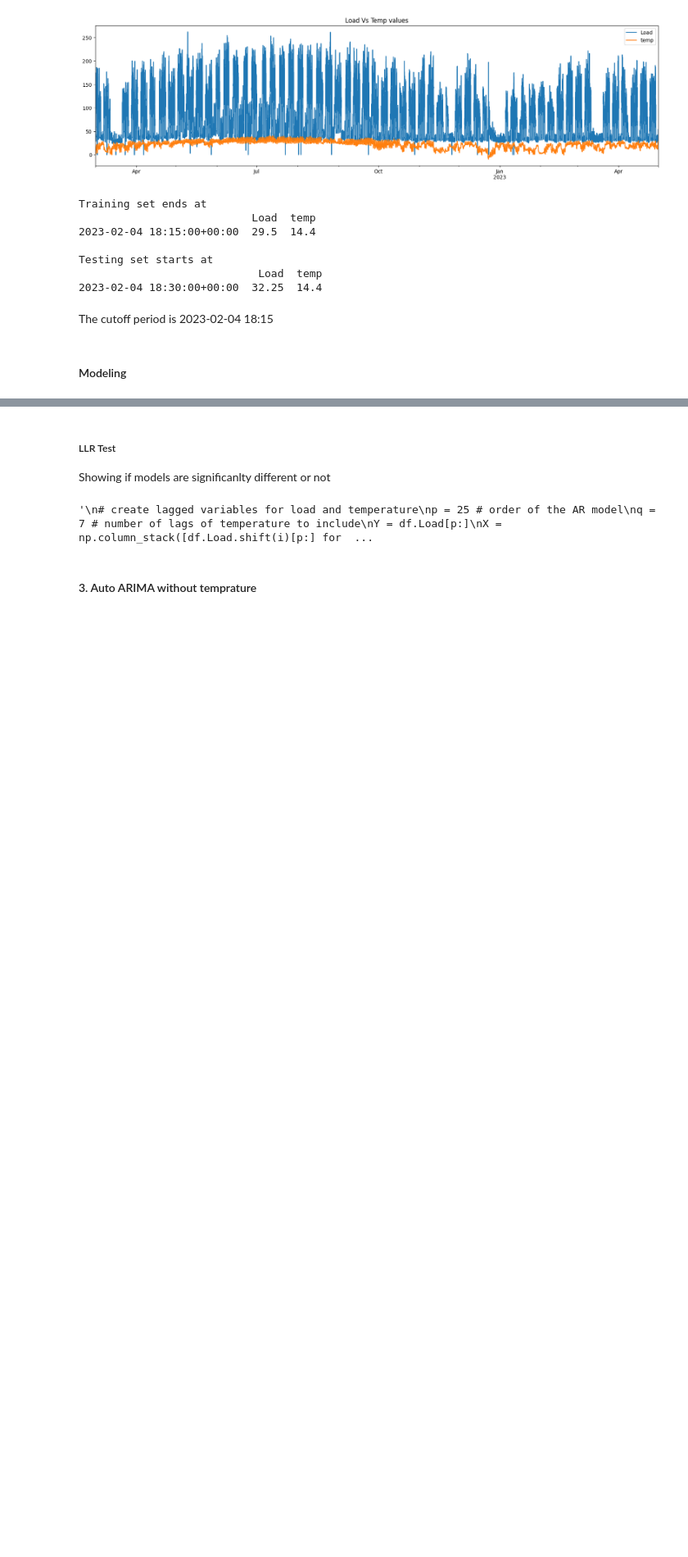
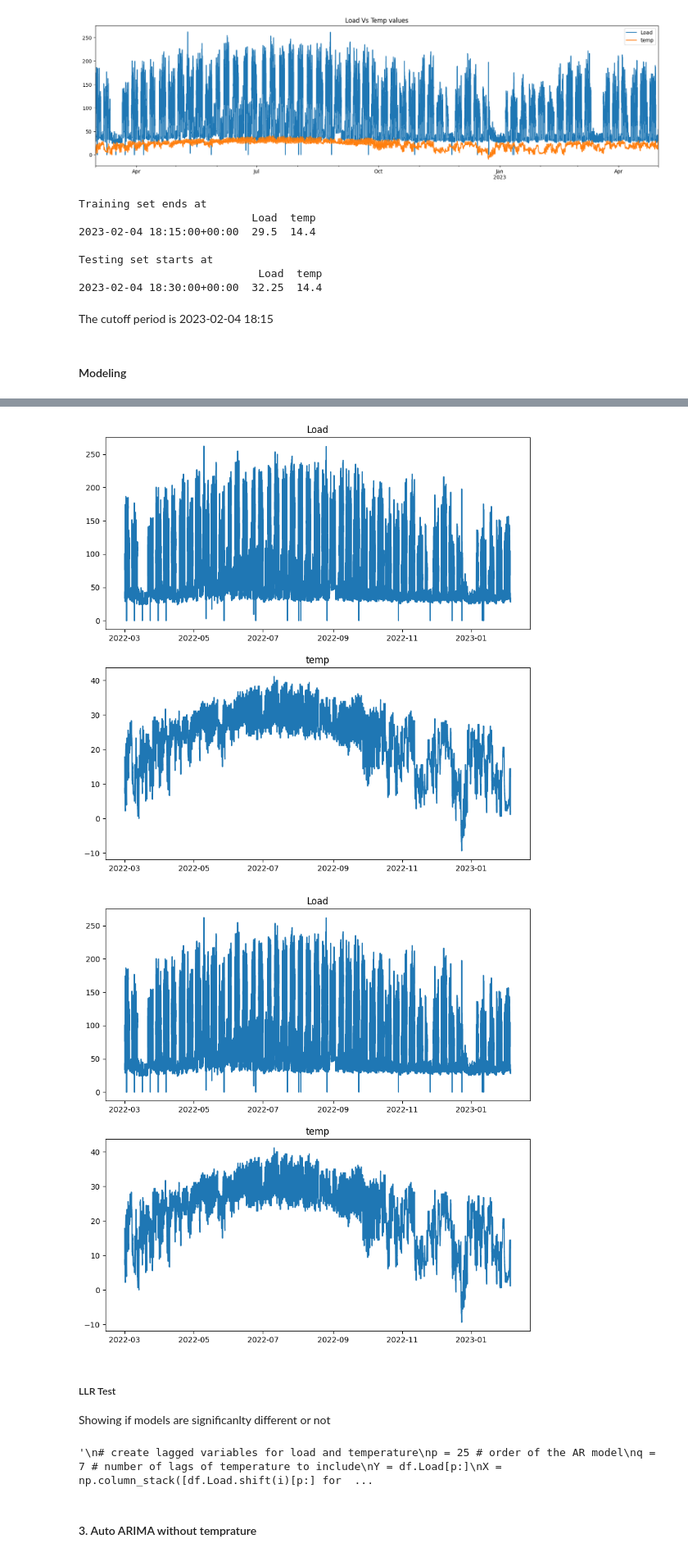
Before and after one commit to khadija267/Load-Time-Series-Forecasting, a Jupyter notebook: lsc_load_prediction.ipynb, the cells around one changed output, grey strips where cells are left out. Shown at 82% size. Cells and saved outputs as stored; diff of their text form; code cells hidden in the pictures; blank space fills up the shorter version.

```diff
--- a/lsc_load_prediction.ipynb
+++ b/lsc_load_prediction.ipynb
@@ -420,0 +447,5 @@ Having p-value =0 for both c and the ar.L1 resembles that they are significant d
+# %%
+from statsmodels.tsa.api import VAR
+model = VAR(train)
+results = model.fit(7)
+print(results.summary())
@@ -421,3 +470,8 @@ Having p-value =0 for both c and the ar.L1 resembles that they are significant d
+# %%
+results.plot()
+# %% [output]
+[figure, added]
+[figure, added]
 # %% [markdown]
 ##### LLR Test <br>
 Showing if models are significanlty different or not
```
Also changed, not shown: parts of 15 cells of this notebook.
